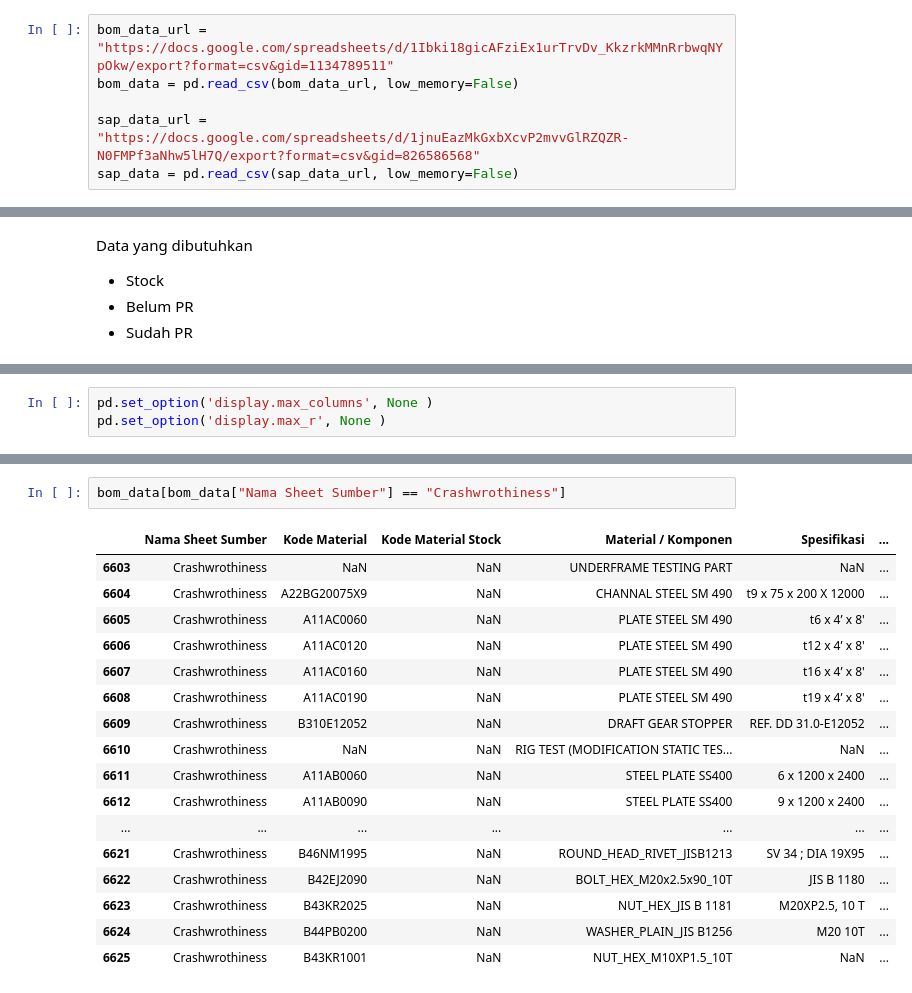
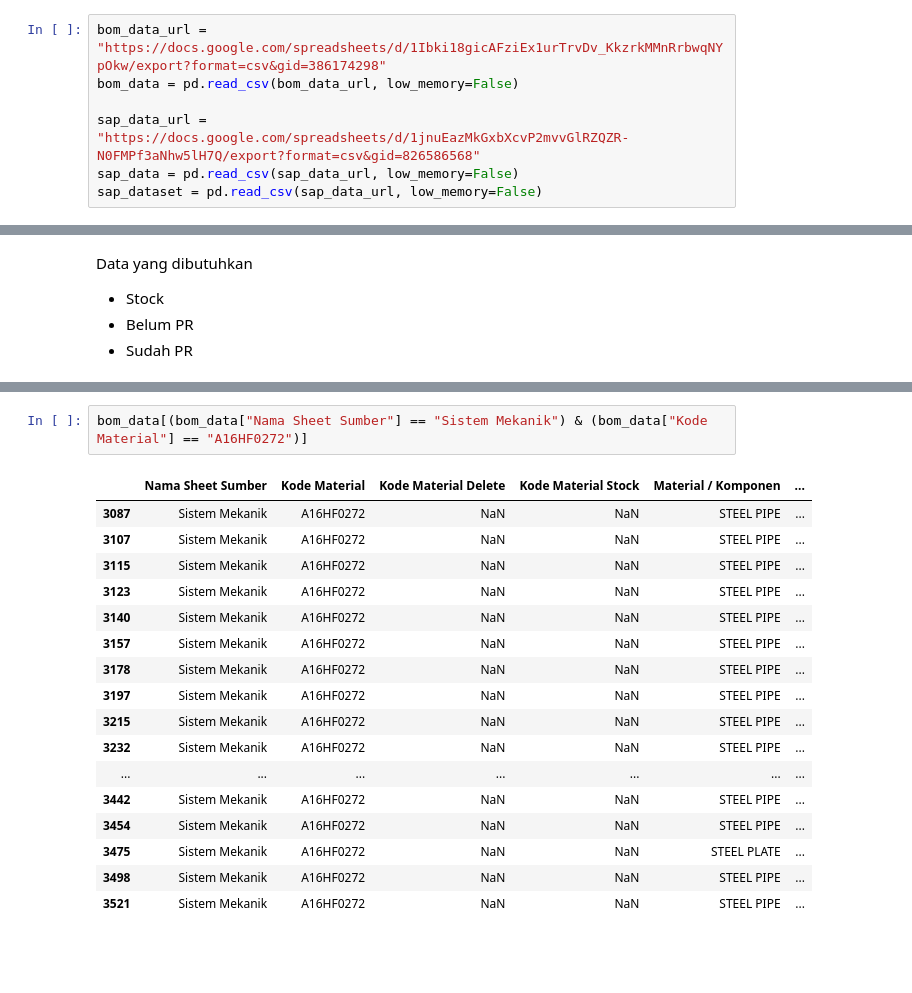
Before and after one commit to widura26/recap-automation, a Jupyter notebook: recap_automation.ipynb, the cells around one changed output, grey strips where cells are left out. Saved outputs shown, nothing was run; the diff lists cells and outputs as text; blank space fills up the shorter version.

Commit message:
feat: add 'Kode Material Delete' Column

```diff
--- a/recap_automation.ipynb
+++ b/recap_automation.ipynb
@@ -1001,11 +1009,12 @@ dtype: int64
 # %% [markdown]
 # PR sample data
 # %%
-bom_data_url = "https://docs.google.com/spreadsheets/d/1Ibki18gicAFziEx1urTrvDv_KkzrkMMnRrbwqNYpOkw/export?format=csv&gid=1134789511"
+bom_data_url = "https://docs.google.com/spreadsheets/d/1Ibki18gicAFziEx1urTrvDv_KkzrkMMnRrbwqNYpOkw/export?format=csv&gid=386174298"
 bom_data = pd.read_csv(bom_data_url, low_memory=False)
 
 sap_data_url = "https://docs.google.com/spreadsheets/d/1jnuEazMkGxbXcvP2mvvGlRZQZR-N0FMPf3aNhw5lH7Q/export?format=csv&gid=826586568"
 sap_data = pd.read_csv(sap_data_url, low_memory=False)
+sap_dataset = pd.read_csv(sap_data_url, low_memory=False)
 # %%
 bom_data.columns = bom_data.columns.str.strip()
 
@@ -1104,3 +1055,0 @@ prchart.show()
-# %%
-pd.set_option('display.max_columns', None )
-pd.set_option('display.max_r', None )
@@ -1130,20 +1076,20 @@ dtype: int64
 # %%
-bom_data[bom_data["Nama Sheet Sumber"] == "Crashwrothiness"]
+bom_data[(bom_data["Nama Sheet Sumber"] == "Sistem Mekanik") & (bom_data["Kode Material"] == "A16HF0272")]
 # %% [output]
-|  | Nama Sheet Sumber | Kode Material | Kode Material Stock | Material / Komponen | Spesifikasi | ... |
-| 6603 | Crashwrothiness | NaN | NaN | UNDERFRAME TESTING PART | NaN | ... |
-| 6604 | Crashwrothiness | A22BG20075X9 | NaN | CHANNAL STEEL SM 490 | t9 x 75 x 200 X 12000 | ... |
-| 6605 | Crashwrothiness | A11AC0060 | NaN | PLATE STEEL SM 490 | t6 x 4’ x 8' | ... |
-| 6606 | Crashwrothiness | A11AC0120 | NaN | PLATE STEEL SM 490 | t12 x 4’ x 8' | ... |
-| 6607 | Crashwrothiness | A11AC0160 | NaN | PLATE STEEL SM 490 | t16 x 4’ x 8' | ... |
-| 6608 | Crashwrothiness | A11AC0190 | NaN | PLATE STEEL SM 490 | t19 x 4’ x 8' | ... |
-| 6609 | Crashwrothiness | B310E12052 | NaN | DRAFT GEAR STOPPER | REF. DD 31.0-E12052 | ... |
-| 6610 | Crashwrothiness | NaN | NaN | RIG TEST (MODIFICATION STATIC TES... | NaN | ... |
-| 6611 | Crashwrothiness | A11AB0060 | NaN | STEEL PLATE SS400 | 6 x 1200 x 2400 | ... |
-| 6612 | Crashwrothiness | A11AB0090 | NaN | STEEL PLATE SS400 | 9 x 1200 x 2400 | ... |
+|  | Nama Sheet Sumber | Kode Material | Kode Material Delete | Kode Material Stock | Material / Komponen | ... |
+| 3087 | Sistem Mekanik | A16HF0272 | NaN | NaN | STEEL PIPE | ... |
+| 3107 | Sistem Mekanik | A16HF0272 | NaN | NaN | STEEL PIPE | ... |
+| 3115 | Sistem Mekanik | A16HF0272 | NaN | NaN | STEEL PIPE | ... |
+| 3123 | Sistem Mekanik | A16HF0272 | NaN | NaN | STEEL PIPE | ... |
+| 3140 | Sistem Mekanik | A16HF0272 | NaN | NaN | STEEL PIPE | ... |
+| 3157 | Sistem Mekanik | A16HF0272 | NaN | NaN | STEEL PIPE | ... |
+| 3178 | Sistem Mekanik | A16HF0272 | NaN | NaN | STEEL PIPE | ... |
+| 3197 | Sistem Mekanik | A16HF0272 | NaN | NaN | STEEL PIPE | ... |
+| 3215 | Sistem Mekanik | A16HF0272 | NaN | NaN | STEEL PIPE | ... |
+| 3232 | Sistem Mekanik | A16HF0272 | NaN | NaN | STEEL PIPE | ... |
 | ... | ... | ... | ... | ... | ... | ... |
-| 6621 | Crashwrothiness | B46NM1995 | NaN | ROUND_HEAD_RIVET_JISB1213 | SV 34 ; DIA 19X95 | ... |
-| 6622 | Crashwrothiness | B42EJ2090 | NaN | BOLT_HEX_M20x2.5x90_10T | JIS B 1180 | ... |
-| 6623 | Crashwrothiness | B43KR2025 | NaN | NUT_HEX_JIS B 1181 | M20XP2.5, 10 T | ... |
-| 6624 | Crashwrothiness | B44PB0200 | NaN | WASHER_PLAIN_JIS B1256 | M20 10T | ... |
-| 6625 | Crashwrothiness | B43KR1001 | NaN | NUT_HEX_M10XP1.5_10T | NaN | ... |
+| 3442 | Sistem Mekanik | A16HF0272 | NaN | NaN | STEEL PIPE | ... |
+| 3454 | Sistem Mekanik | A16HF0272 | NaN | NaN | STEEL PIPE | ... |
+| 3475 | Sistem Mekanik | A16HF0272 | NaN | NaN | STEEL PLATE | ... |
+| 3498 | Sistem Mekanik | A16HF0272 | NaN | NaN | STEEL PIPE | ... |
+| 3521 | Sistem Mekanik | A16HF0272 | NaN | NaN | STEEL PIPE | ... |
```
Also changed, not shown: parts of 22 cells of this notebook.
